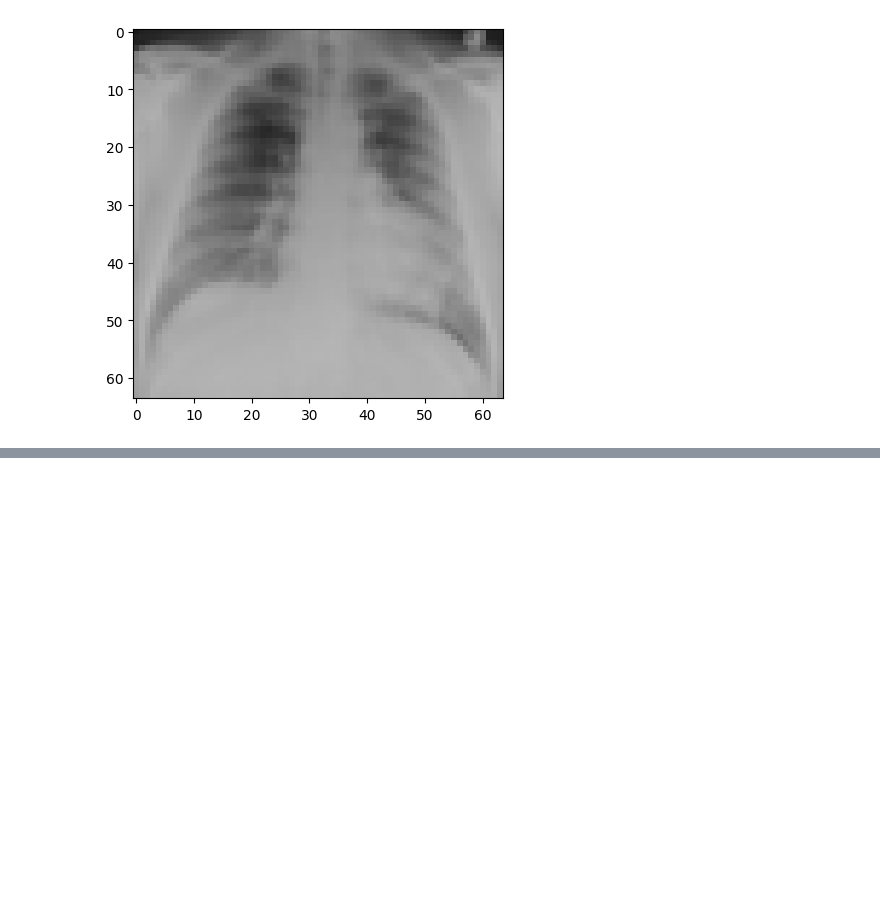
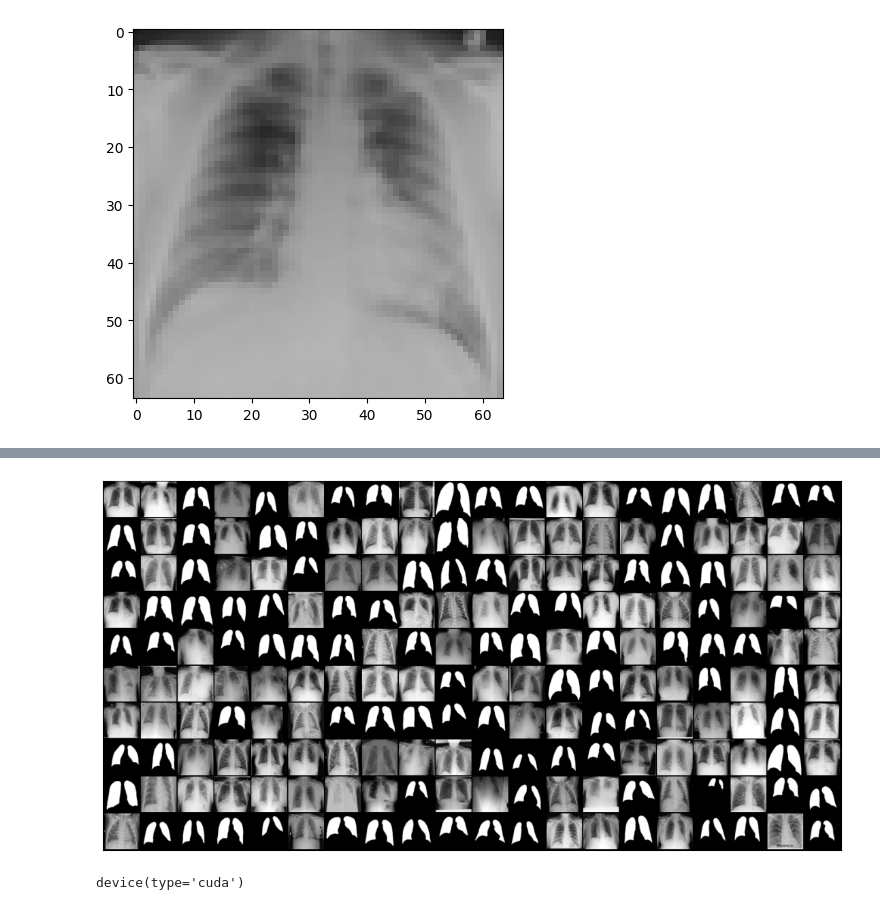
Before and after one commit to saadur1998/COVID-DETECTION, a Jupyter notebook: CovidData_training.ipynb, the cells around one changed output, grey strips where cells are left out. Drawn from its saved outputs; the diff is of its cells as text; code cells hidden in the pictures; blank space fills up the shorter version.

```diff
--- a/CovidData_training.ipynb
+++ b/CovidData_training.ipynb
@@ -60,0 +81,16 @@ Label:  COVID
+# %%
+batch_size = 200
+dl_train = DataLoader(ds_train, batch_size, shuffle=True, num_workers=3, pin_memory=True)
+dl_valid = DataLoader(ds_test, batch_size, num_workers=3, pin_memory=True)
+# %%
+def show_batch(dl):
+  for images, labels in dl:
+    fig, ax = plt.subplots(figsize=(14,8))
+    ax.set_xticks([])
+    ax.set_yticks([])
+    ax.imshow(make_grid(images, nrow=20).permute(1,2,0))
+    break
+# %%
+show_batch(dl_train)
+# %% [output]
+[figure, added]
@@ -60,0 +120,5 @@ Label:  COVID
+# %%
+device = get_default_device()
+device
+# %% [output]
+device(type='cuda')
```
Also changed, not shown: parts of 6 cells of this notebook.
